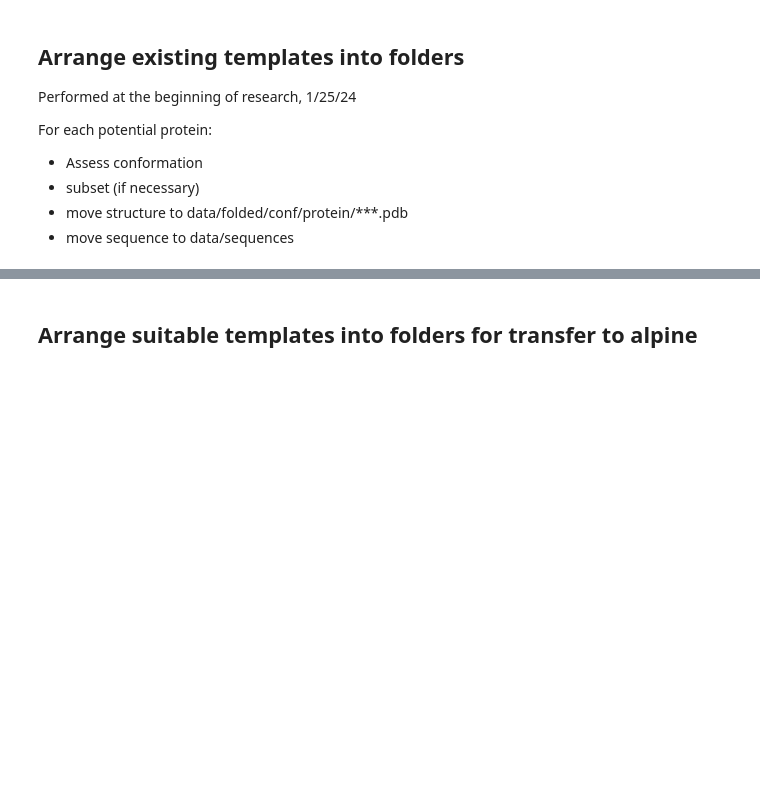
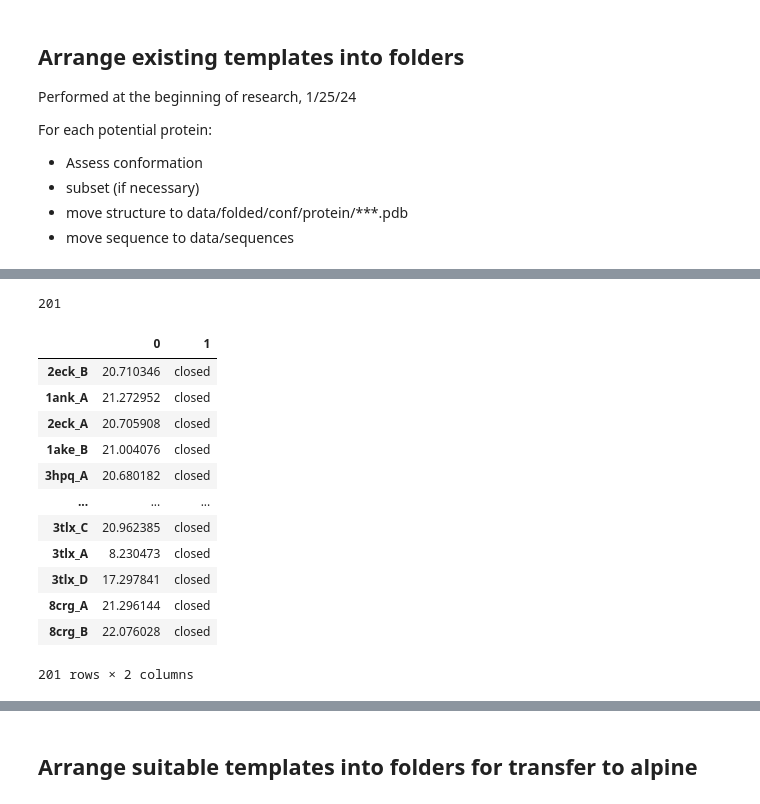
Before and after one commit to realmichaelhoffert/adenylate_kinase_ogt, a Jupyter notebook: notebooks/adenylate_kinase.ipynb, the cells around one changed output, grey strips where cells are left out. Saved outputs shown, nothing was run; the diff lists cells and outputs as text; code cells hidden in the pictures; blank space fills up the shorter version.

```diff
--- a/notebooks/adenylate_kinase.ipynb
+++ b/notebooks/adenylate_kinase.ipynb
@@ -337,0 +368,4 @@ with open
+# %%
+len(entries)
+# %% [output]
+201
@@ -337,0 +378,16 @@ with open
+# %%
+plotdf
+# %% [output]
+|  | 0 | 1 |
+| 2eck_B | 20.710346 | closed |
+| 1ank_A | 21.272952 | closed |
+| 2eck_A | 20.705908 | closed |
+| 1ake_B | 21.004076 | closed |
+| 3hpq_A | 20.680182 | closed |
+| ... | ... | ... |
+| 3tlx_C | 20.962385 | closed |
+| 3tlx_A | 8.230473 | closed |
+| 3tlx_D | 17.297841 | closed |
+| 8crg_A | 21.296144 | closed |
+| 8crg_B | 22.076028 | closed |
+201 rows × 2 columns
```
Also changed, not shown: parts of 16 cells of this notebook, 4 other files.
